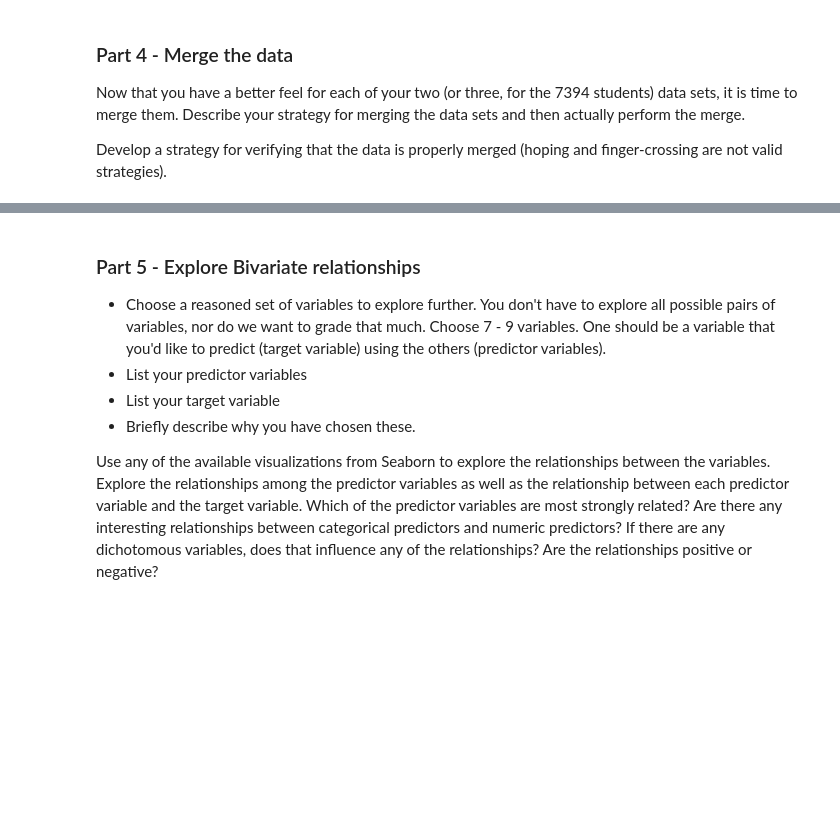
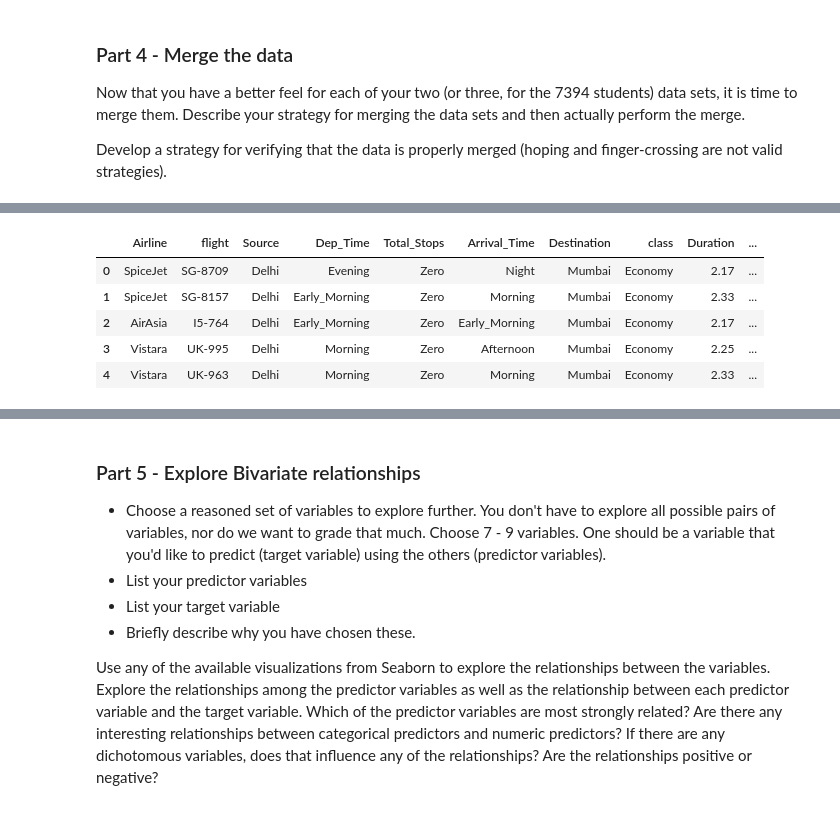
Before and after one commit to claywrentz/MLProject2, a Jupyter notebook: Project02.ipynb, the cells around one changed output, grey strips where cells are left out. Cells and saved outputs as stored; diff of their text form; code cells hidden in the pictures; blank space fills up the shorter version.

```diff
--- a/Project02.ipynb
+++ b/Project02.ipynb
@@ -677,0 +796,10 @@ Develop a strategy for verifying that the data is properly merged (hoping and fi
+# %%
+flight1['Total_Stops'] = flight1['Total_Stops'].astype(str)
+flight1['Total_Stops']= [c.replace('0', 'Zero') for c in flight1['Total_Stops']]
+flight1['Total_Stops']= [c.replace('1', 'One') for c in flight1['Total_Stops']]
+flight1['Total_Stops']= [c.replace('2', 'Two or more') for c in flight1['Total_Stops']]
+flight1['Total_Stops']= [c.replace('3', 'Two or more') for c in flight1['Total_Stops']]
+flight1['Total_Stops']= [c.replace('4', 'Two or more') for c in flight1['Total_Stops']]
+flight2['Total_Stops']= [c.replace('zero', 'Zero') for c in flight2['Total_Stops']]
+flight2['Total_Stops']= [c.replace('one', 'One') for c in flight2['Total_Stops']]
+flight2['Total_Stops']= [c.replace('two_or_more', 'Two or more') for c in flight2['Total_Stops']]
@@ -677,0 +830,9 @@ Develop a strategy for verifying that the data is properly merged (hoping and fi
+# %%
+flight2.head()
+# %% [output]
+|  | Airline | flight | Source | Dep_Time | Total_Stops | Arrival_Time | Destination | class | Duration | ... |
+| 0 | SpiceJet | SG-8709 | Delhi | Evening | Zero | Night | Mumbai | Economy | 2.17 | ... |
+| 1 | SpiceJet | SG-8157 | Delhi | Early_Morning | Zero | Morning | Mumbai | Economy | 2.33 | ... |
+| 2 | AirAsia | I5-764 | Delhi | Early_Morning | Zero | Early_Morning | Mumbai | Economy | 2.17 | ... |
+| 3 | Vistara | UK-995 | Delhi | Morning | Zero | Afternoon | Mumbai | Economy | 2.25 | ... |
+| 4 | Vistara | UK-963 | Delhi | Morning | Zero | Morning | Mumbai | Economy | 2.33 | ... |
```
Also changed, not shown: parts of 52 cells of this notebook.
